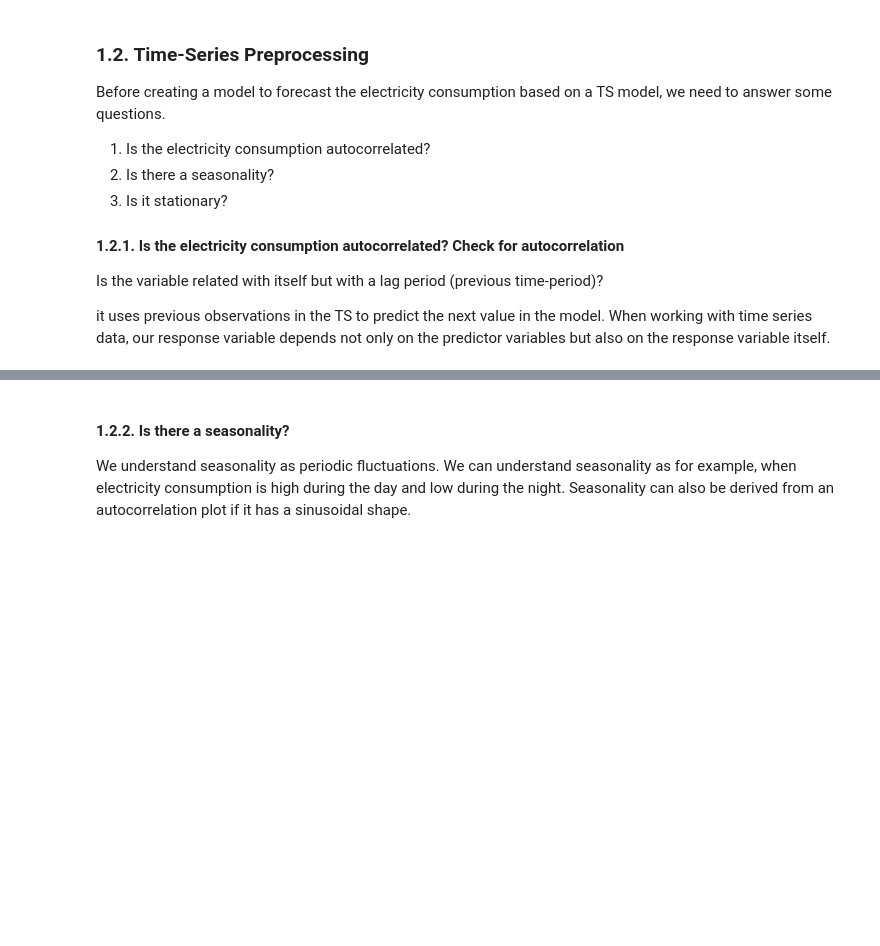
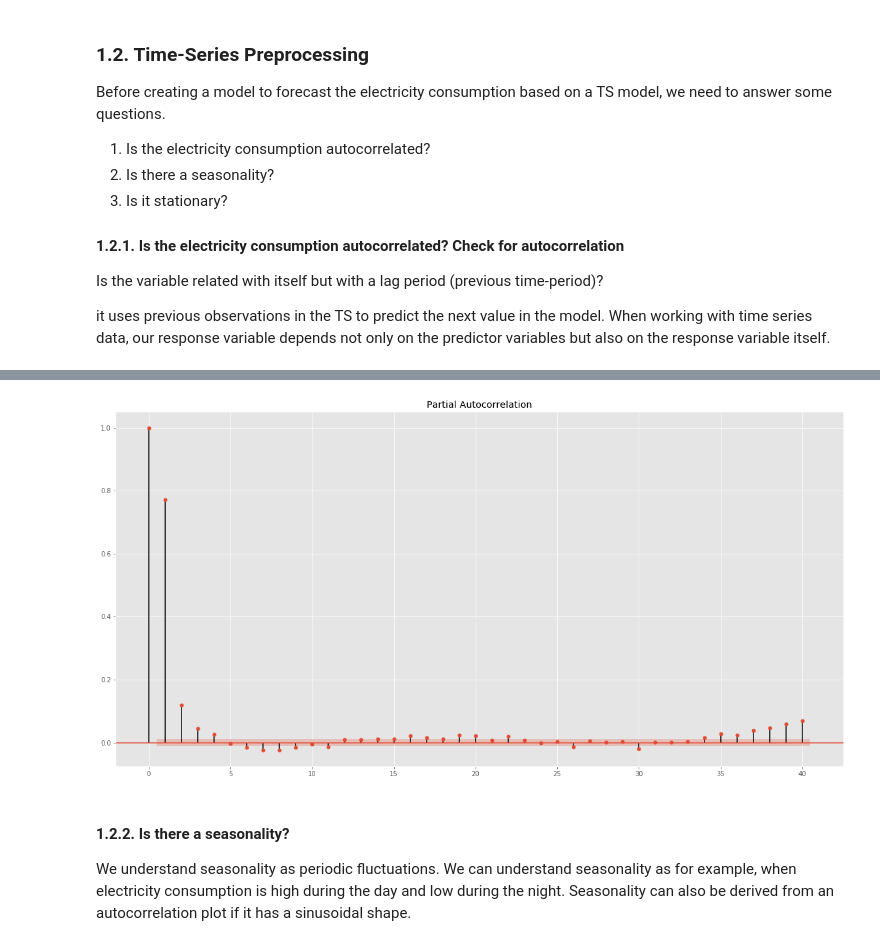
Before and after one commit to wobniarin/Project-Week-8-Final-Project, a Jupyter notebook: your-project/2.JupyterNotebooks/1_Data_Analysis_ML_Model.ipynb, the cells around one changed output, grey strips where cells are left out. Saved outputs shown, nothing was run; the diff lists cells and outputs as text; code cells hidden in the pictures; blank space fills up the shorter version.

```diff
--- a/your-project/2.JupyterNotebooks/1_Data_Analysis_ML_Model.ipynb
+++ b/your-project/2.JupyterNotebooks/1_Data_Analysis_ML_Model.ipynb
@@ -136,3 +162,9 @@ it uses previous observations in the TS to predict the next value in the model.
+# %%
+# Plotting partial autocorrelation
+sm.graphics.tsa.plot_pacf(user_291_df, lags=40)
+plt.show()
+# %% [output]
+[figure, added]
 # %% [markdown]
 #### 1.2.2. Is there a seasonality?
 We understand seasonality as periodic fluctuations. We can understand seasonality as for example, when electricity consumption is high during the day and low during the night. Seasonality can also be derived from an autocorrelation plot if it has a sinusoidal shape.
```
Also changed, not shown: parts of 11 cells of this notebook.
